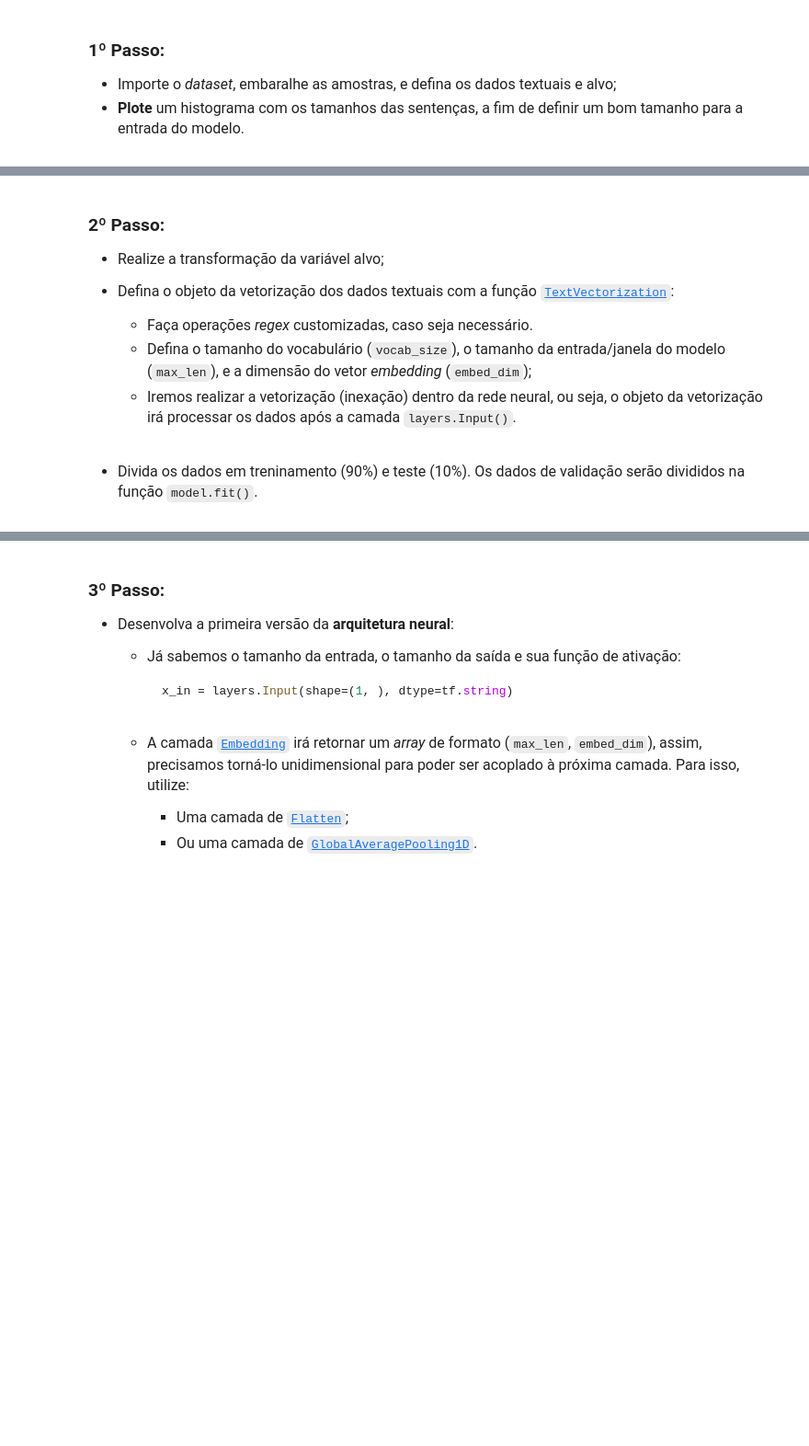
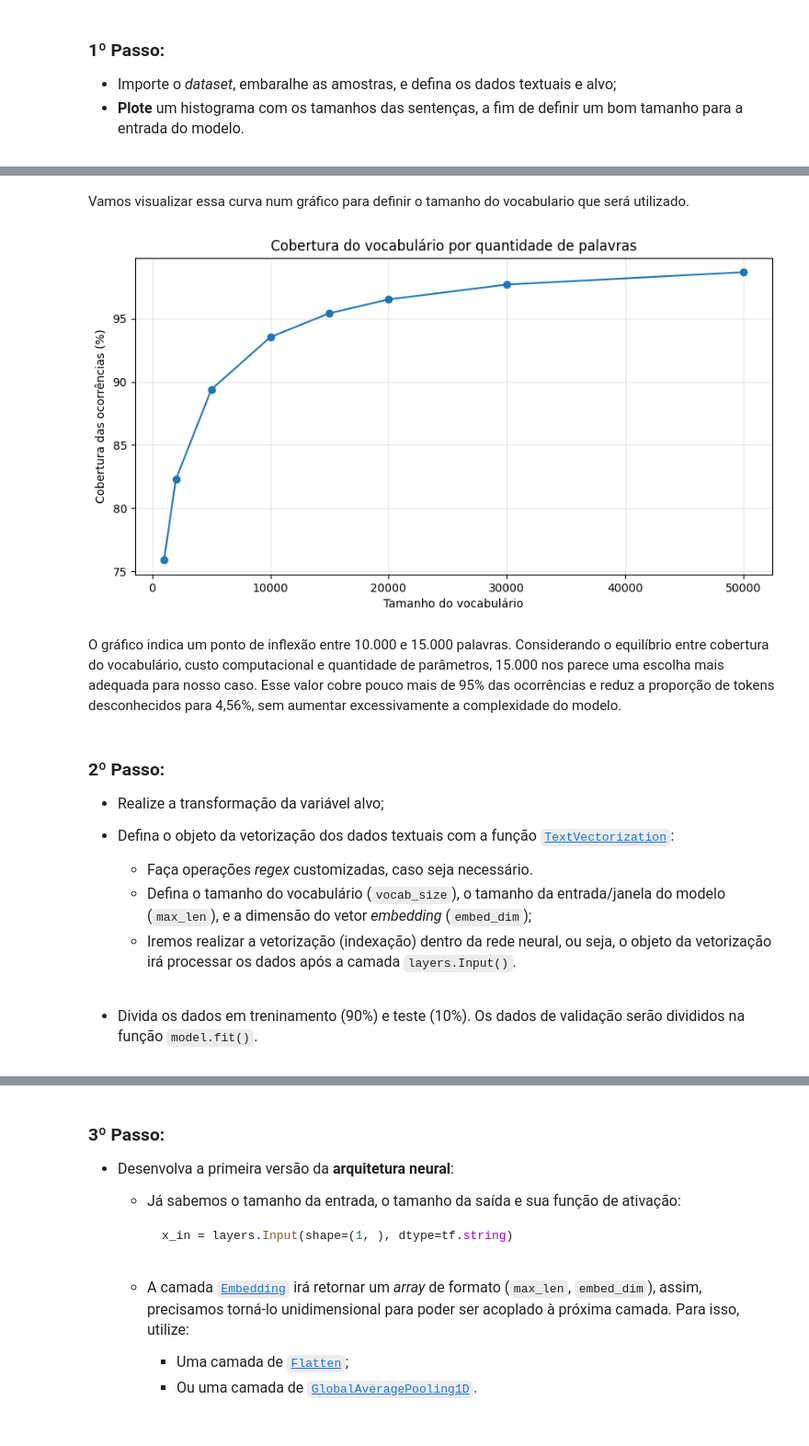
Before and after one commit to gilcesarf/imd1107-202601, a Jupyter notebook: 3-unidade/atividade2.ipynb, the cells around one changed output, grey strips where cells are left out. Shown at 92% size. Cells and saved outputs as stored; diff of their text form; code cells hidden in the pictures; blank space fills up the shorter version.

```diff
--- a/3-unidade/atividade2.ipynb
+++ b/3-unidade/atividade2.ipynb
@@ -24,0 +361,28 @@ Vamos realizar uma tarefa de **análise de sentimentos** com o conjundo de dados
+# %%
+resultados_vocabulario = []
+
+for vocab_size in vocab_sizes:
+    tamanho_efetivo = min(vocab_size, total_tokens_unicos)
+
+    ocorrencias_cobertas = sum(frequencias_ordenadas[:tamanho_efetivo])
+    ocorrencias_oov = total_ocorrencias - ocorrencias_cobertas
+
+    resultados_vocabulario.append({
+        "VOCAB_SIZE": vocab_size,
+        "palavras incluídas": tamanho_efetivo,
+        "ocorrências cobertas": ocorrencias_cobertas,
+        "cobertura (%)": ocorrencias_cobertas / total_ocorrencias * 100,
+        "ocorrências OOV": ocorrencias_oov,
+        "OOV (%)": ocorrencias_oov / total_ocorrencias * 100
+    })
+
+df_vocabulario = pd.DataFrame(resultados_vocabulario)
+
+df_vocabulario.style.format({
+    "VOCAB_SIZE": "{:,.0f}",
+    "palavras incluídas": "{:,.0f}",
+    "ocorrências cobertas": "{:,.0f}",
+    "cobertura (%)": "{:.2f}",
+    "ocorrências OOV": "{:,.0f}",
+    "OOV (%)": "{:.2f}"
+})
@@ -24,0 +401,21 @@ Vamos realizar uma tarefa de **análise de sentimentos** com o conjundo de dados
+# %% [markdown]
+Vamos visualizar essa curva num gráfico para definir o tamanho do vocabulario que será utilizado.
+# %%
+plt.figure(figsize=(10, 5))
+
+plt.plot(
+    df_vocabulario["VOCAB_SIZE"],
+    df_vocabulario["cobertura (%)"],
+    marker="o"
+)
+
+plt.title("Cobertura do vocabulário por quantidade de palavras")
+plt.xlabel("Tamanho do vocabulário")
+plt.ylabel("Cobertura das ocorrências (%)")
+plt.grid(True, alpha=0.3)
+
+plt.show()
+# %% [output]
+[figure, added]
+# %% [markdown]
+O gráfico indica um ponto de inflexão entre 10.000 e 15.000 palavras. Considerando o equilíbrio entre cobertura do vocabulário, custo computacional e quantidade de parâmetros, 15.000 nos parece uma escolha mais adequada para nosso caso. Esse valor cobre pouco mais de 95% das ocorrências e reduz a proporção de tokens desconhecidos para 4,56%, sem aumentar excessivamente a complexidade do modelo.
@@ -30,7 +429,7 @@ Vamos realizar uma tarefa de **análise de sentimentos** com o conjundo de dados
 - Defina o objeto da vetorização dos dados textuais com a função [`TextVectorization`](https://keras.io/api/layers/preprocessing_layers/text/text_vectorization/):
     - Faça operações *regex* customizadas, caso seja necessário.
     - Defina o tamanho do vocabulário (`vocab_size`), o tamanho da entrada/janela do modelo (`max_len`), e a dimensão do vetor *embedding* (`embed_dim`);
-    - Iremos realizar a vetorização (inexação) dentro da rede neural, ou seja, o objeto da vetorização irá processar os dados após a camada `layers.Input()`.
+    - Iremos realizar a vetorização (indexação) dentro da rede neural, ou seja, o objeto da vetorização irá processar os dados após a camada `layers.Input()`.
     <br>
 
 - Divida os dados em treninamento (90%) e teste (10%). Os dados de validação serão divididos na função `model.fit()`.
```
Also changed, not shown: parts of 45 cells of this notebook.
